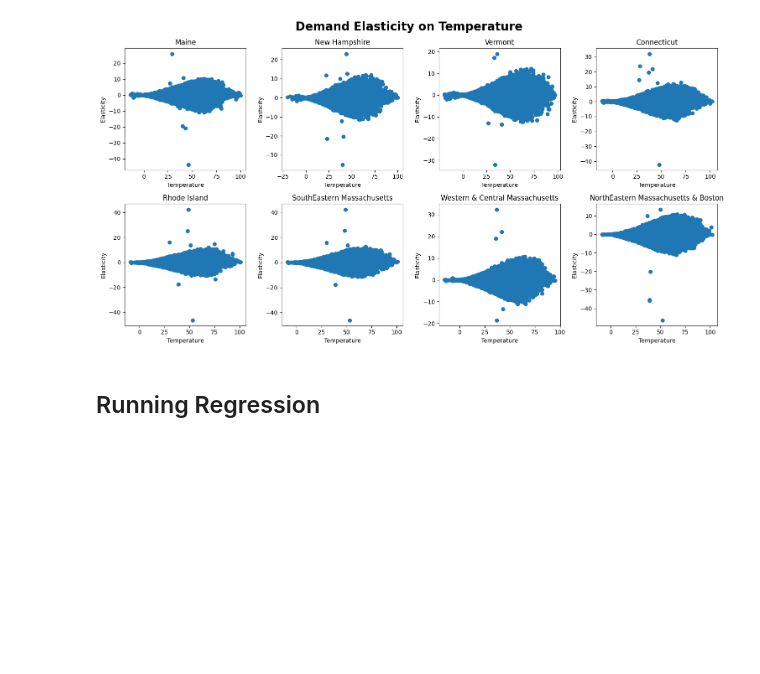
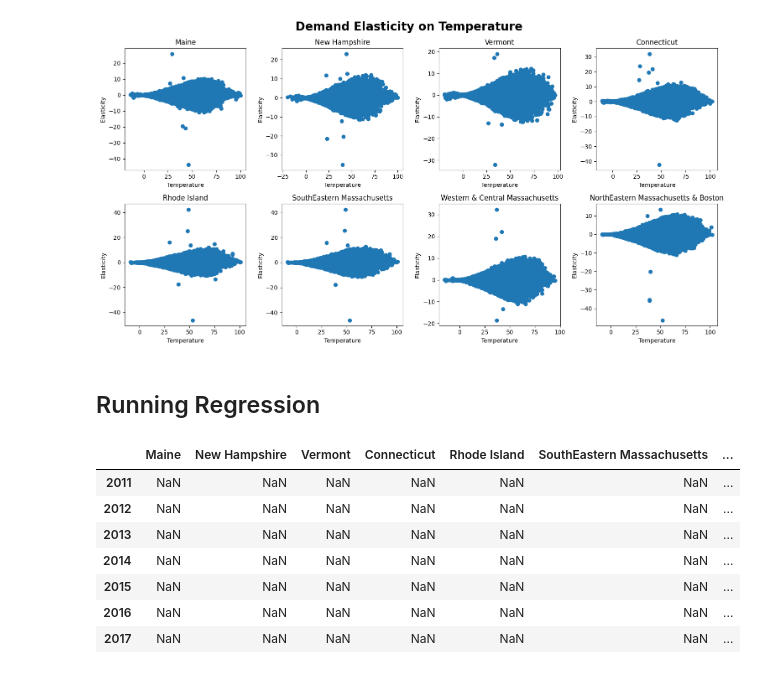
Before and after one commit to kevivuu/ECON323-project, a Jupyter notebook: Final Project.ipynb, the cells around one changed output. Cells and saved outputs as stored; diff of their text form; code cells hidden in the pictures; blank space fills up the shorter version.

```diff
--- a/Final Project.ipynb
+++ b/Final Project.ipynb
@@ -325,3 +325,16 @@ plt.show()
 [figure]
 # %% [markdown]
 ## Running Regression
+# %%
+beta_df = pd.DataFrame(columns = state_names_full[1:], index = list(range(2011, 2018)))
+
+beta_df
+# %% [output]
+|  | Maine | New Hampshire | Vermont | Connecticut | Rhode Island | SouthEastern Massachusetts | ... |
+| 2011 | NaN | NaN | NaN | NaN | NaN | NaN | ... |
+| 2012 | NaN | NaN | NaN | NaN | NaN | NaN | ... |
+| 2013 | NaN | NaN | NaN | NaN | NaN | NaN | ... |
+| 2014 | NaN | NaN | NaN | NaN | NaN | NaN | ... |
+| 2015 | NaN | NaN | NaN | NaN | NaN | NaN | ... |
+| 2016 | NaN | NaN | NaN | NaN | NaN | NaN | ... |
+| 2017 | NaN | NaN | NaN | NaN | NaN | NaN | ... |
```
